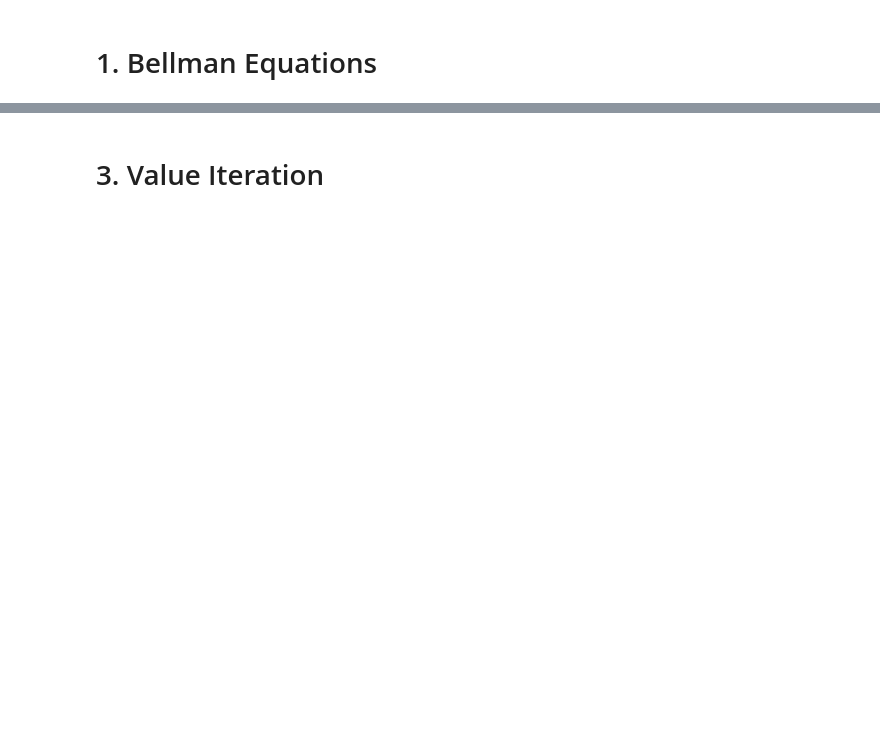
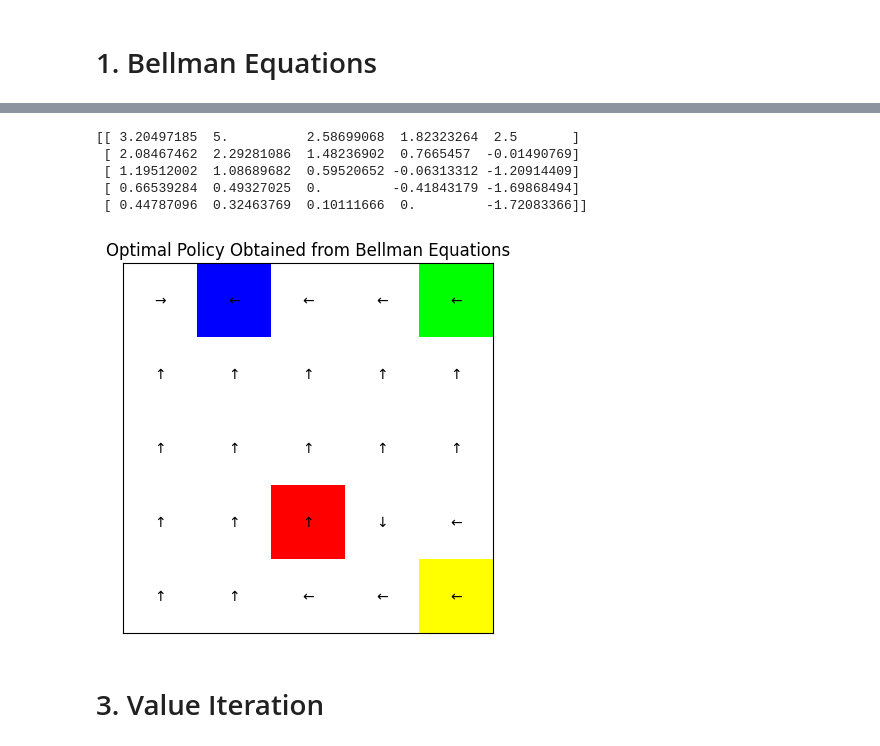
Before and after one commit to IIsameerII/Reinforcement-Learning-DSCI-6650-002, a Jupyter notebook: a2q1.ipynb, the cells around one changed output, grey strips where cells are left out. Drawn from its saved outputs; the diff is of its cells as text; code cells hidden in the pictures; blank space fills up the shorter version.

```diff
--- a/a2q1.ipynb
+++ b/a2q1.ipynb
@@ -192,3 +259,72 @@ Solution to the system of Bellman equations:
+# %%
+# Bellman Equations Part 2
+
+import numpy as np
+
+# Constants
+gamma = 0.95  # discount factor
+n_states = 25
+actions = ['up', 'down', 'left', 'right']
+prob_action = 0.25  # equal probability for each action
+
+# Transition and reward matrices
+P = np.zeros((n_states, n_states))  # state transition probability matrix
+R = np.zeros(n_states)  # reward vector
+
+# Special states
+blue_state = 1
+green_state = 4
+red_state = 17
+yellow_state = 23
+
+# Rewards for special states
+R[blue_state] = 5
+R[green_state] = 2.5
+R[red_state] = 0
+R[yellow_state] = 0
+
+# Setting up transition probabilities for special states
+P[blue_state, red_state] = 1
+P[green_state, red_state] = 0.5
+P[green_state, yellow_state] = 0.5
+
+# Populate P and R for regular states
+for s in range(n_states):
+    if s in [blue_state, green_state, red_state, yellow_state]:
+        continue
+    r, c = divmod(s, 5)
+    next_states = []
+    if r > 0: next_states.append((r - 1) * 5 + c)  # up
+    else: next_states.append(s)  # off-grid
+    if r < 4: next_states.append((r + 1) * 5 + c)  # down
+    else: next_states.append(s)  # off-grid
+    if c > 0: next_states.append(r * 5 + (c - 1))  # left
+    else: next_states.append(s)  # off-grid
+    if c < 4: next_states.append(r * 5 + (c + 1))  # right
+    else: next_states.append(s)  # off-grid
+
+    for ns in next_states:
+        if ns == s:
+            R[s] = -0.5  # reward for off-grid move
+        else:
+            R[s] = 0
+        P[s, ns] += prob_action
+
+# Solve the Bellman equation: V = R + gamma * P * V
+I = np.eye(n_states)
+V = np.linalg.solve(I - gamma * P, R)
+
+# Reshape V to a 5x5 grid
+V_grid = V.reshape((5, 5))
+print(V_grid)
+plot_policy(V_grid, 'Optimal Policy Obtained from Bellman Equations')
+# %% [output]
+[[ 3.20497185  5.          2.58699068  1.82323264  2.5       ]
+ [ 2.08467462  2.29281086  1.48236902  0.7665457  -0.01490769]
+ [ 1.19512002  1.08689682  0.59520652 -0.06313312 -1.20914409]
+ [ 0.66539284  0.49327025  0.         -0.41843179 -1.69868494]
+ [ 0.44787096  0.32463769  0.10111666  0.         -1.72083366]]
+[figure, added]
 # %% [markdown]
 # 3. Value Iteration
 # %%
```
Also changed, not shown: parts of 7 cells of this notebook, 9 other files.
